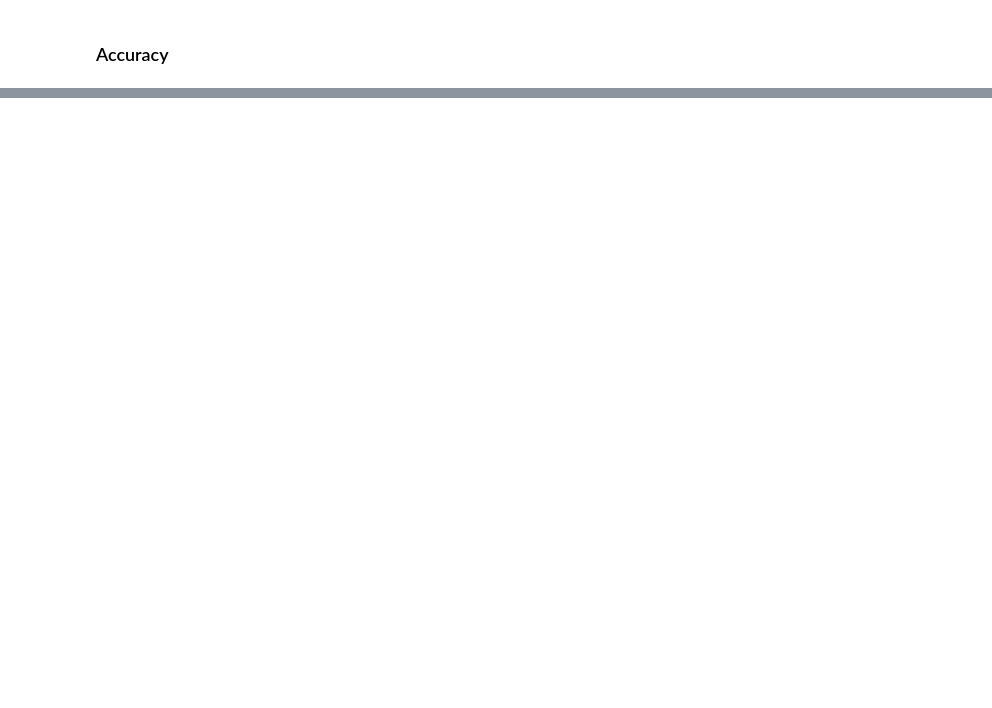
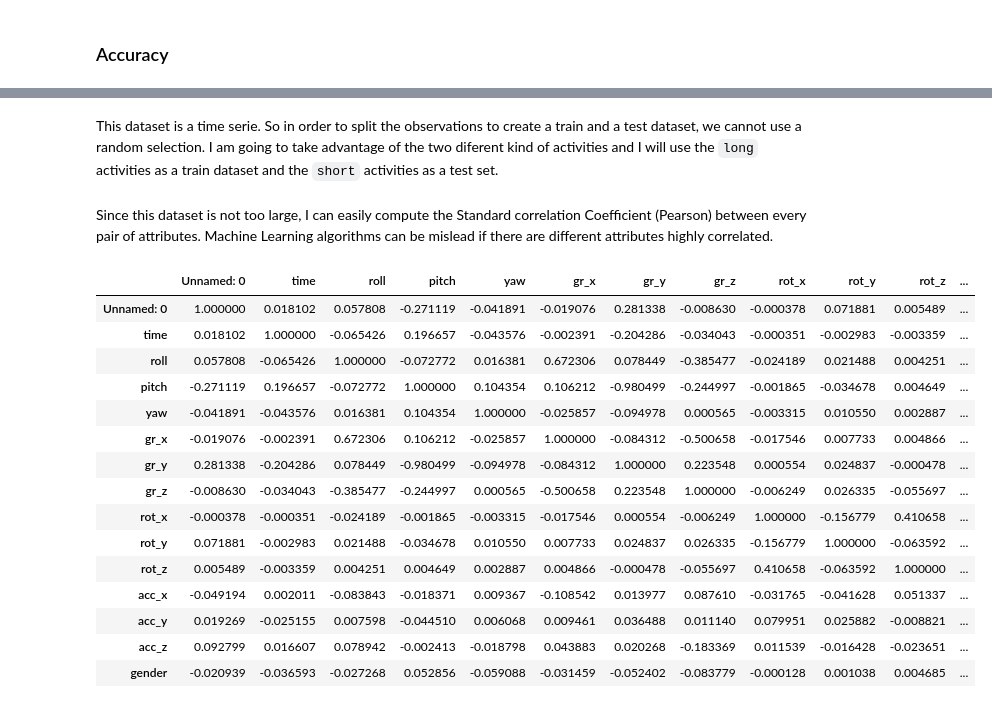
Before and after one commit to raquelredo/Projects, a Jupyter notebook: Machine Learning/Mobile_ts/mobile_ts.ipynb, the cells around one changed output, grey strips where cells are left out. Drawn from its saved outputs; the diff is of its cells as text; code cells hidden in the pictures; blank space fills up the shorter version.

```diff
--- a/Machine Learning/Mobile_ts/mobile_ts.ipynb
+++ b/Machine Learning/Mobile_ts/mobile_ts.ipynb
@@ -484,0 +507,3 @@ grid.arrange(acc_0, acc_1, inc_0, inc_1)
+# %% [markdown]
+This dataset is a time serie. So in order to split the observations to create a train and a test dataset, we cannot use a random selection.
+I am going to take advantage of the two diferent kind of activities and I will use the `long` activities as a train dataset and the `short` activities as a test set.
@@ -484,0 +518,30 @@ grid.arrange(acc_0, acc_1, inc_0, inc_1)
+# %%
+#Load datasets
+train = pd.read_csv("train.csv")
+test = pd.read_csv("test.csv")
+# %%
+train = train.drop(columns=["index","label_len","subject", "act_id", "weight", "height", "age"])
+test = test.drop(columns=["index","label_len","subject", "act_id", "weight", "height", "age"])
+# %% [markdown]
+Since this dataset is not too large, I can easily compute the Standard correlation Coefficient (Pearson) between every pair of attributes. Machine Learning algorithms can be mislead if there are different attributes highly correlated.
+# %%
+corr_matrix = train.corr()
+# %%
+corr_matrix
+# %% [output]
+|  | Unnamed: 0 | time | roll | pitch | yaw | gr_x | gr_y | gr_z | rot_x | rot_y | rot_z | ... |
+| Unnamed: 0 | 1.000000 | 0.018102 | 0.057808 | -0.271119 | -0.041891 | -0.019076 | 0.281338 | -0.008630 | -0.000378 | 0.071881 | 0.005489 | ... |
+| time | 0.018102 | 1.000000 | -0.065426 | 0.196657 | -0.043576 | -0.002391 | -0.204286 | -0.034043 | -0.000351 | -0.002983 | -0.003359 | ... |
+| roll | 0.057808 | -0.065426 | 1.000000 | -0.072772 | 0.016381 | 0.672306 | 0.078449 | -0.385477 | -0.024189 | 0.021488 | 0.004251 | ... |
+| pitch | -0.271119 | 0.196657 | -0.072772 | 1.000000 | 0.104354 | 0.106212 | -0.980499 | -0.244997 | -0.001865 | -0.034678 | 0.004649 | ... |
+| yaw | -0.041891 | -0.043576 | 0.016381 | 0.104354 | 1.000000 | -0.025857 | -0.094978 | 0.000565 | -0.003315 | 0.010550 | 0.002887 | ... |
+| gr_x | -0.019076 | -0.002391 | 0.672306 | 0.106212 | -0.025857 | 1.000000 | -0.084312 | -0.500658 | -0.017546 | 0.007733 | 0.004866 | ... |
+| gr_y | 0.281338 | -0.204286 | 0.078449 | -0.980499 | -0.094978 | -0.084312 | 1.000000 | 0.223548 | 0.000554 | 0.024837 | -0.000478 | ... |
+| gr_z | -0.008630 | -0.034043 | -0.385477 | -0.244997 | 0.000565 | -0.500658 | 0.223548 | 1.000000 | -0.006249 | 0.026335 | -0.055697 | ... |
+| rot_x | -0.000378 | -0.000351 | -0.024189 | -0.001865 | -0.003315 | -0.017546 | 0.000554 | -0.006249 | 1.000000 | -0.156779 | 0.410658 | ... |
+| rot_y | 0.071881 | -0.002983 | 0.021488 | -0.034678 | 0.010550 | 0.007733 | 0.024837 | 0.026335 | -0.156779 | 1.000000 | -0.063592 | ... |
+| rot_z | 0.005489 | -0.003359 | 0.004251 | 0.004649 | 0.002887 | 0.004866 | -0.000478 | -0.055697 | 0.410658 | -0.063592 | 1.000000 | ... |
+| acc_x | -0.049194 | 0.002011 | -0.083843 | -0.018371 | 0.009367 | -0.108542 | 0.013977 | 0.087610 | -0.031765 | -0.041628 | 0.051337 | ... |
+| acc_y | 0.019269 | -0.025155 | 0.007598 | -0.044510 | 0.006068 | 0.009461 | 0.036488 | 0.011140 | 0.079951 | 0.025882 | -0.008821 | ... |
+| acc_z | 0.092799 | 0.016607 | 0.078942 | -0.002413 | -0.018798 | 0.043883 | 0.020268 | -0.183369 | 0.011539 | -0.016428 | -0.023651 | ... |
+| gender | -0.020939 | -0.036593 | -0.027268 | 0.052856 | -0.059088 | -0.031459 | -0.052402 | -0.083779 | -0.000128 | 0.001038 | 0.004685 | ... |
```
Also changed, not shown: parts of 16 cells of this notebook, 2 other files.
